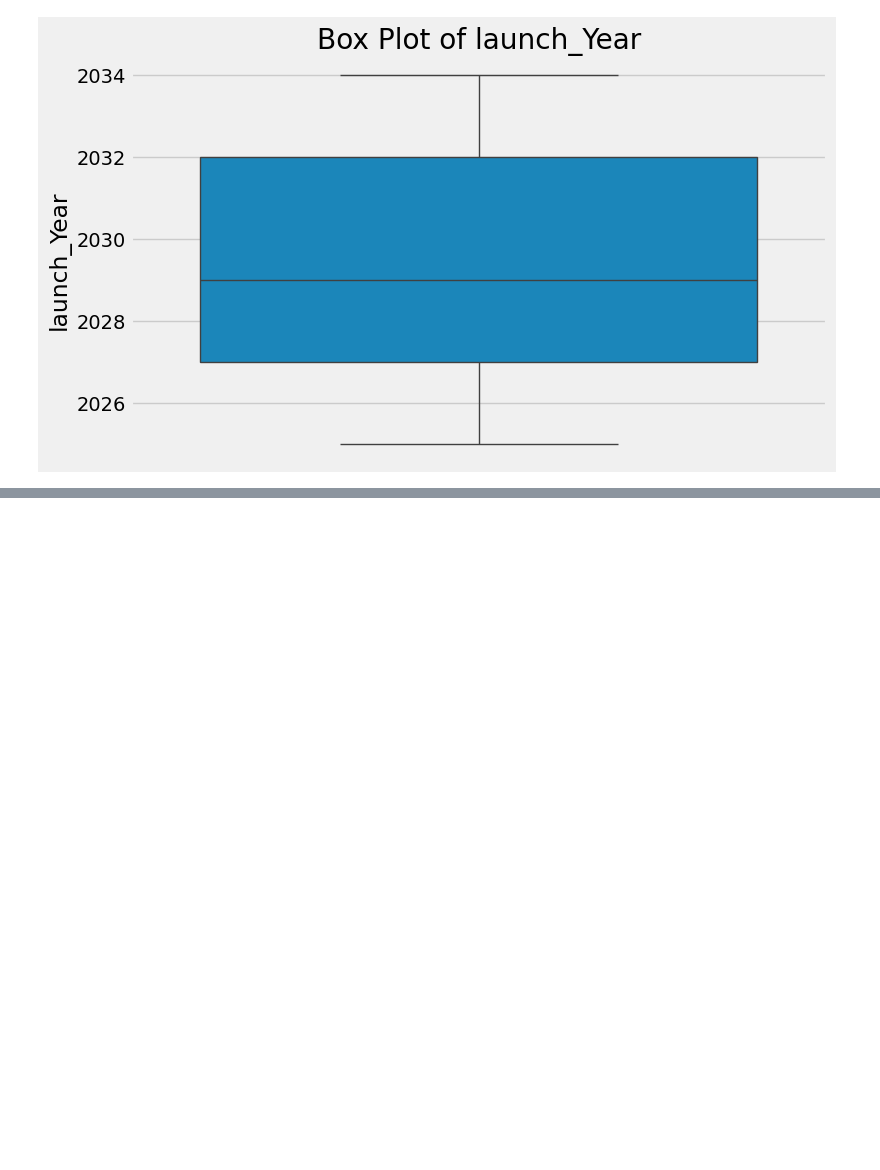
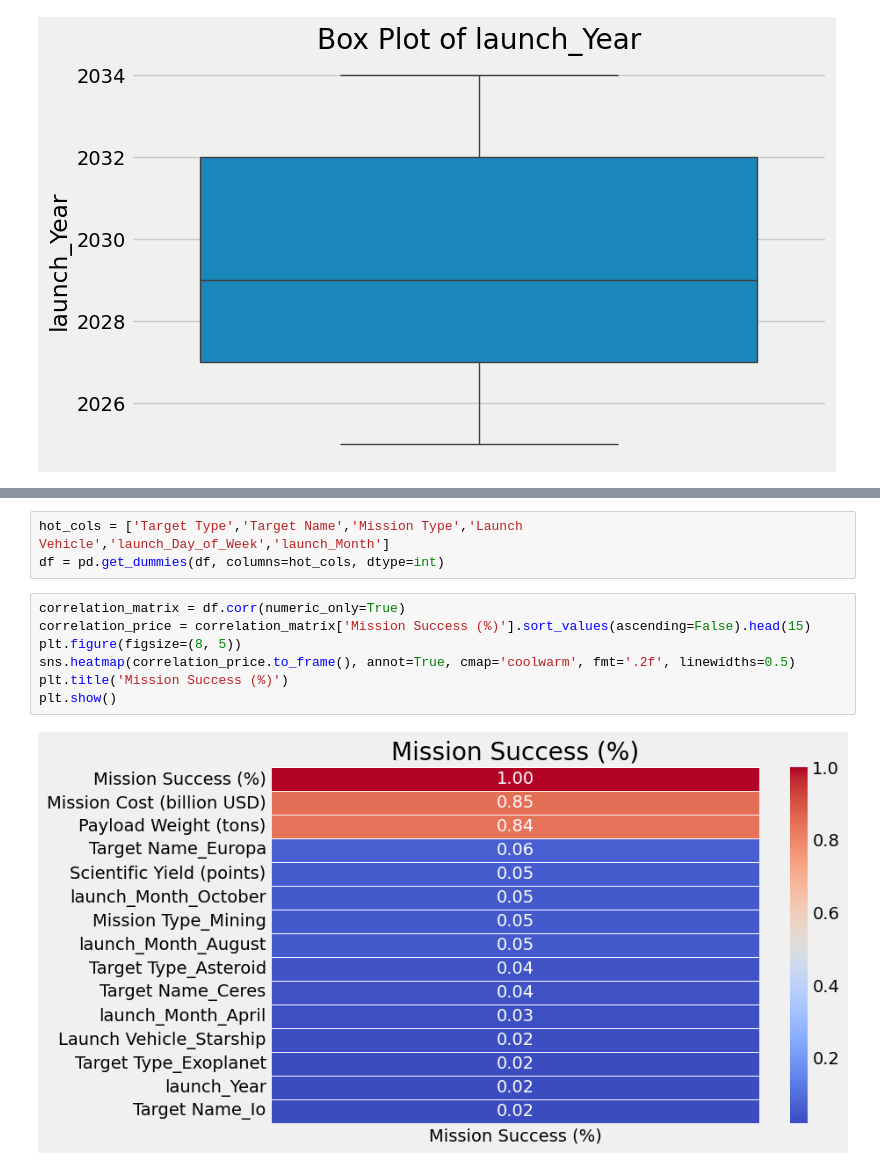
Before and after one commit to HMurawski/space_missions, a Jupyter notebook: main.ipynb, the cells around one changed output, grey strips where cells are left out. Cells and saved outputs as stored; diff of their text form; blank space fills up the shorter version.

Commit message:
categorical encoding and corr matrix

```diff
--- a/main.ipynb
+++ b/main.ipynb
@@ -391,0 +403,12 @@ for col in num_cols:
+# %%
+hot_cols = ['Target Type','Target Name','Mission Type','Launch Vehicle','launch_Day_of_Week','launch_Month']
+df = pd.get_dummies(df, columns=hot_cols, dtype=int)
+# %%
+correlation_matrix = df.corr(numeric_only=True)
+correlation_price = correlation_matrix['Mission Success (%)'].sort_values(ascending=False).head(15)
+plt.figure(figsize=(8, 5))
+sns.heatmap(correlation_price.to_frame(), annot=True, cmap='coolwarm', fmt='.2f', linewidths=0.5)
+plt.title('Mission Success (%)')
+plt.show()
+# %% [output]
+[figure, added]
```
Also changed, not shown: parts of 3 cells of this notebook.
